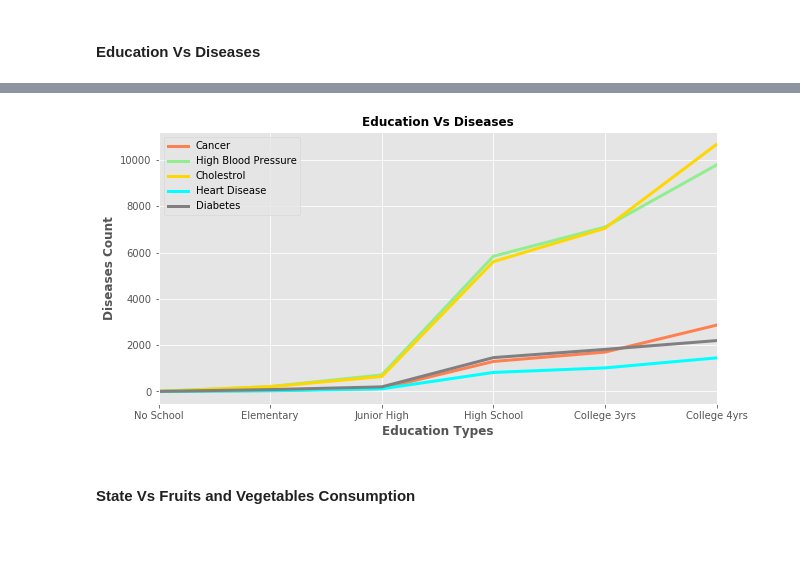
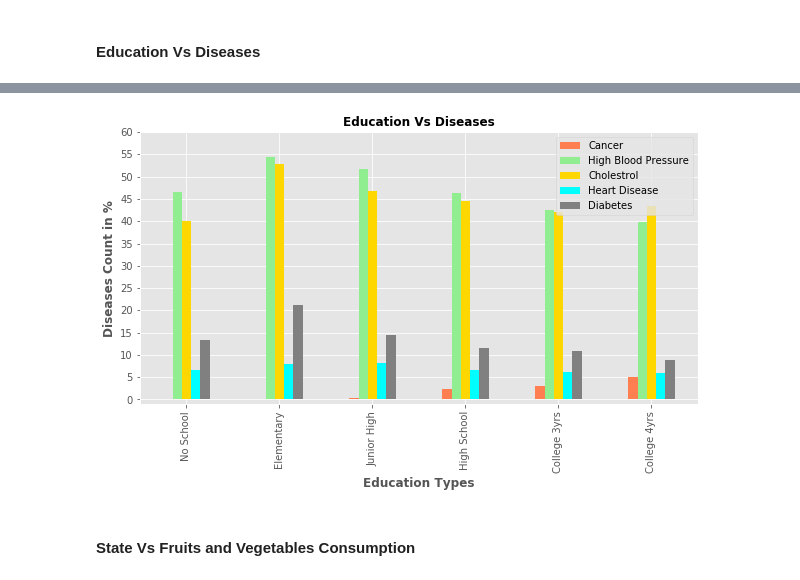
Before and after one commit to ic2019/groupb_project1, a Jupyter notebook: Behavior_Analysis_1.ipynb, the cells around one changed output, grey strips where cells are left out. Cells and saved outputs as stored; diff of their text form; code cells hidden in the pictures; blank space fills up the shorter version.

```diff
--- a/Behavior_Analysis_1.ipynb
+++ b/Behavior_Analysis_1.ipynb
@@ -451,11 +453,13 @@ plt.show()
 # %% [markdown]
 #### Education Vs Diseases
 # %%
-cancer_by_education = behavior_data[behavior_data["Cancer"] == "Yes"].groupby("Education").count()["Cancer"]
-bp_by_education = behavior_data[behavior_data["Blood Pressure"] == "Yes"].groupby("Education").count()["Blood Pressure"]
-chol_by_education = behavior_data[behavior_data["Cholestrol"] == "Yes"].groupby("Education").count()["Cholestrol"]
-heart_by_education = behavior_data[behavior_data["Heart Disease"] == "Yes"].groupby("Education").count()["Heart Disease"]
-diabetes_by_education = behavior_data[behavior_data["Diabetes"] == "Yes"].groupby("Education").count()["Diabetes"]
+edu_total = behavior_data.groupby("Education").count()[["Cancer", "Blood Pressure", "Cholestrol", "Heart Disease", "Diabetes"]]
+
+cancer_by_education = behavior_data[behavior_data["Cancer"] == "Yes"].groupby("Education").count()["Cancer"] / edu_total["Cancer"].sum() * 100
+bp_by_education = behavior_data[behavior_data["Blood Pressure"] == "Yes"].groupby("Education").count()["Blood Pressure"] / edu_total["Blood Pressure"] * 100
+chol_by_education = behavior_data[behavior_data["Cholestrol"] == "Yes"].groupby("Education").count()["Cholestrol"] / edu_total["Cholestrol"] * 100
+heart_by_education = behavior_data[behavior_data["Heart Disease"] == "Yes"].groupby("Education").count()["Heart Disease"] / edu_total["Heart Disease"] * 100
+diabetes_by_education = behavior_data[behavior_data["Diabetes"] == "Yes"].groupby("Education").count()["Diabetes"] / edu_total["Diabetes"] * 100
 edus = [cancer_by_education, bp_by_education, chol_by_education , heart_by_education, diabetes_by_education]
 education_final = reduce(lambda left,right: pd.merge(left,right,on='Education'), edus)
 education_final = education_final.reindex(["No School", "Elementary", "Junior High", "High School", "College 3yrs" ,"College 4yrs"]).rename(columns={"Blood Pressure":"High Blood Pressure"})
@@ -472,13 +476,15 @@ education_final
 # %%
 fig, ax = plt.subplots(figsize=(10, 5))
-p1 = education_final.plot(ax=ax, lw= 3 , colors = ["Coral","lightgreen","gold","Cyan","Grey"])
+p1 = education_final.plot(kind="bar", ax=ax, colors = ["Coral","lightgreen","gold","Cyan","Grey"])
 p1.set_xlabel("Education Types" ,fontweight = "bold", fontsize="large")
-p1.set_ylabel("Diseases Count", fontweight = "bold", fontsize="large")
+p1.set_ylabel("Diseases Count in %", fontweight = "bold", fontsize="large")
 p1.set_title("Education Vs Diseases", fontweight="bold", fontsize="large")
+p1.set_ylim(-1,60)
+p1.set_yticks(np.arange(0,65,5))
 fig.savefig("./Images/education_diseases.png")
 plt.show()
 # %% [output]
-[figure, old version]
+[figure, new version]
 # %% [markdown]
 #### State Vs Fruits and Vegetables Consumption
 # %%
```
Also changed, not shown: parts of 3 cells of this notebook.
